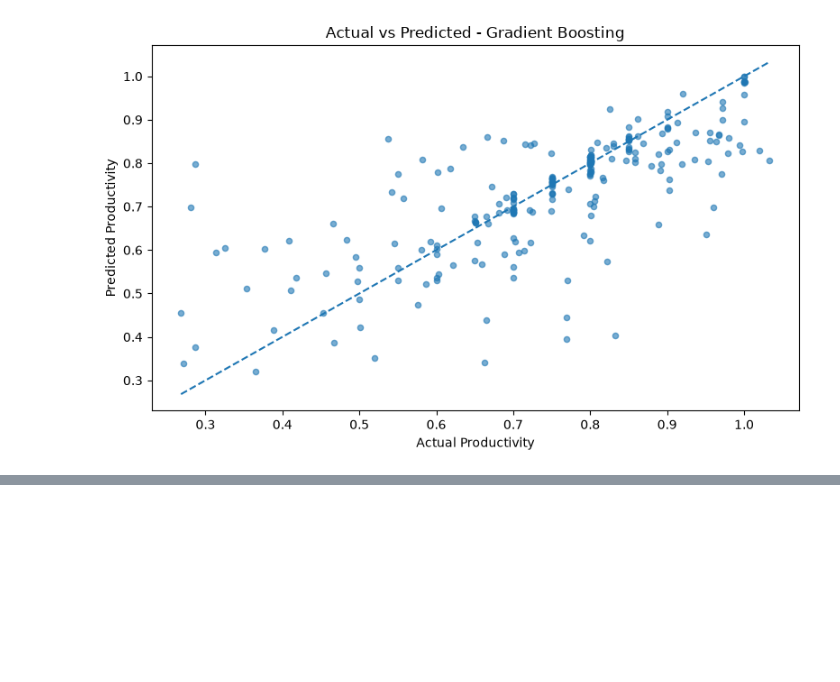
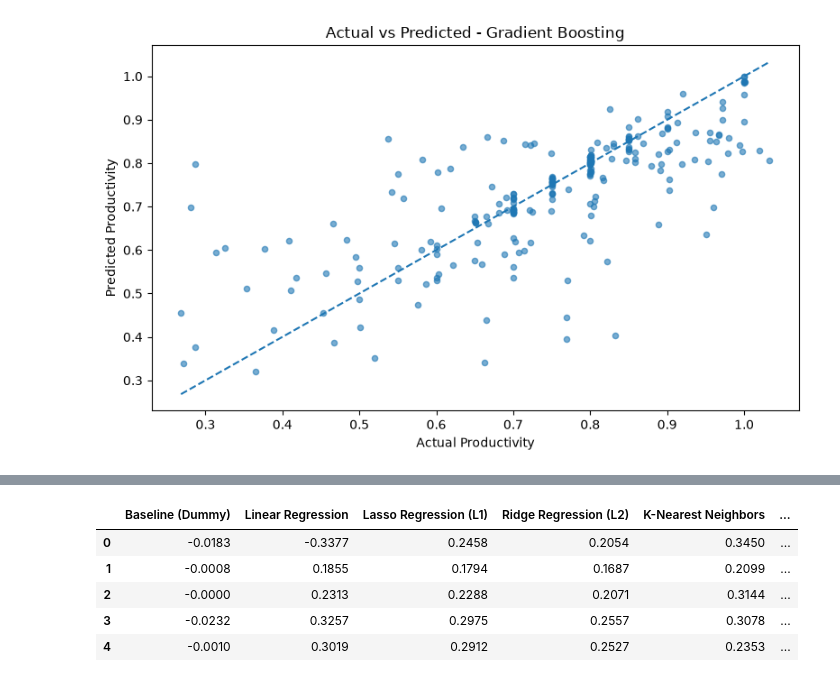
Before and after one commit to pranto-deb04/GarmentsProductivity, a Jupyter notebook: EDA_and_Modeling.ipynb, the cells around one changed output, grey strips where cells are left out. Cells and saved outputs as stored; diff of their text form; code cells hidden in the pictures; blank space fills up the shorter version.

```diff
--- a/EDA_and_Modeling.ipynb
+++ b/EDA_and_Modeling.ipynb
@@ -2365,3 +2416,93 @@ Selected Model: Gradient Boosting
 | 4 | MAPE (%) | 11.8037 |
 [figure]
 [figure]
+# %%
+# Statistical Comparison of Models
+import numpy as np
+import pandas as pd
+from sklearn.model_selection import KFold, cross_val_score
+from scipy.stats import friedmanchisquare, wilcoxon
+from itertools import combinations
+
+# Use identical folds for every model
+cv = KFold(n_splits=5, shuffle=True, random_state=42)
+
+fold_scores = {}
+
+for name, model in best_models.items():
+    scores = cross_val_score(
+        model,
+        X_train,
+        y_train,
+        cv=cv,
+        scoring="r2",
+        n_jobs=-1
+    )
+    fold_scores[name] = scores
+
+# Fold-wise CV R² table
+cv_r2_df = pd.DataFrame(fold_scores)
+print("5-Fold CV R² Scores")
+display(cv_r2_df.round(4))
+
+print("\nMean CV R²")
+display(cv_r2_df.mean().sort_values(ascending=False).round(4))
+
+# Overall Friedman test
+friedman_stat, friedman_p = friedmanchisquare(
+    *[cv_r2_df[name].values for name in cv_r2_df.columns]
+)
+
+print("\nFriedman test statistic:", round(friedman_stat, 4))
+print("Friedman p-value:", round(friedman_p, 6))
+
+if friedman_p < 0.05:
+    print("Result: Significant difference detected among models (p < 0.05).")
+else:
+    print("Result: No statistically significant difference detected (p >= 0.05).")
+
+# Pairwise Wilcoxon tests with Holm correction
+if friedman_p < 0.05:
+    pairwise_results = []
+
+    for model_a, model_b in combinations(cv_r2_df.columns, 2):
+        stat, p_value = wilcoxon(
+            cv_r2_df[model_a].values,
+            cv_r2_df[model_b].values,
+            alternative="two-sided"
+        )
+        pairwise_results.append({
+            "Model 1": model_a,
+            "Model 2": model_b,
+            "Wilcoxon p-value": p_value
+        })
+
+    pairwise_df = pd.DataFrame(pairwise_results)
+
+    # Holm multiple-comparison correction
+    p_values = pairwise_df["Wilcoxon p-value"].values
+    order = np.argsort(p_values)
+    adjusted = np.empty(len(p_values))
+    m = len(p_values)
+
+    for rank, idx in enumerate(order):
+        adjusted[idx] = min((m - rank) * p_values[idx], 1.0)
+
+    # Enforce monotonicity in sorted order
+    for i in range(1, len(order)):
+        adjusted[order[i]] = max(
+            adjusted[order[i]],
+            adjusted[order[i - 1]]
+        )
+
+    pairwise_df["Holm-adjusted p-value"] = adjusted
+    pairwise_df["Significant (0.05)"] = (
+        pairwise_df["Holm-adjusted p-value"] < 0.05
+    )
+
+    display(
+        pairwise_df.sort_values("Holm-adjusted p-value").round(6)
+    )
+else:
+    print("Pairwise tests skipped because the overall Friedman test was not significant.")
+# %% [output]
@@ -2367,0 +2510,6 @@ Selected Model: Gradient Boosting
+|  | Baseline (Dummy) | Linear Regression | Lasso Regression (L1) | Ridge Regression (L2) | K-Nearest Neighbors | ... |
+| 0 | -0.0183 | -0.3377 | 0.2458 | 0.2054 | 0.3450 | ... |
+| 1 | -0.0008 | 0.1855 | 0.1794 | 0.1687 | 0.2099 | ... |
+| 2 | -0.0000 | 0.2313 | 0.2288 | 0.2071 | 0.3144 | ... |
+| 3 | -0.0232 | 0.3257 | 0.2975 | 0.2557 | 0.3078 | ... |
+| 4 | -0.0010 | 0.3019 | 0.2912 | 0.2527 | 0.2353 | ... |
```
Also changed, not shown: parts of 12 cells of this notebook.
